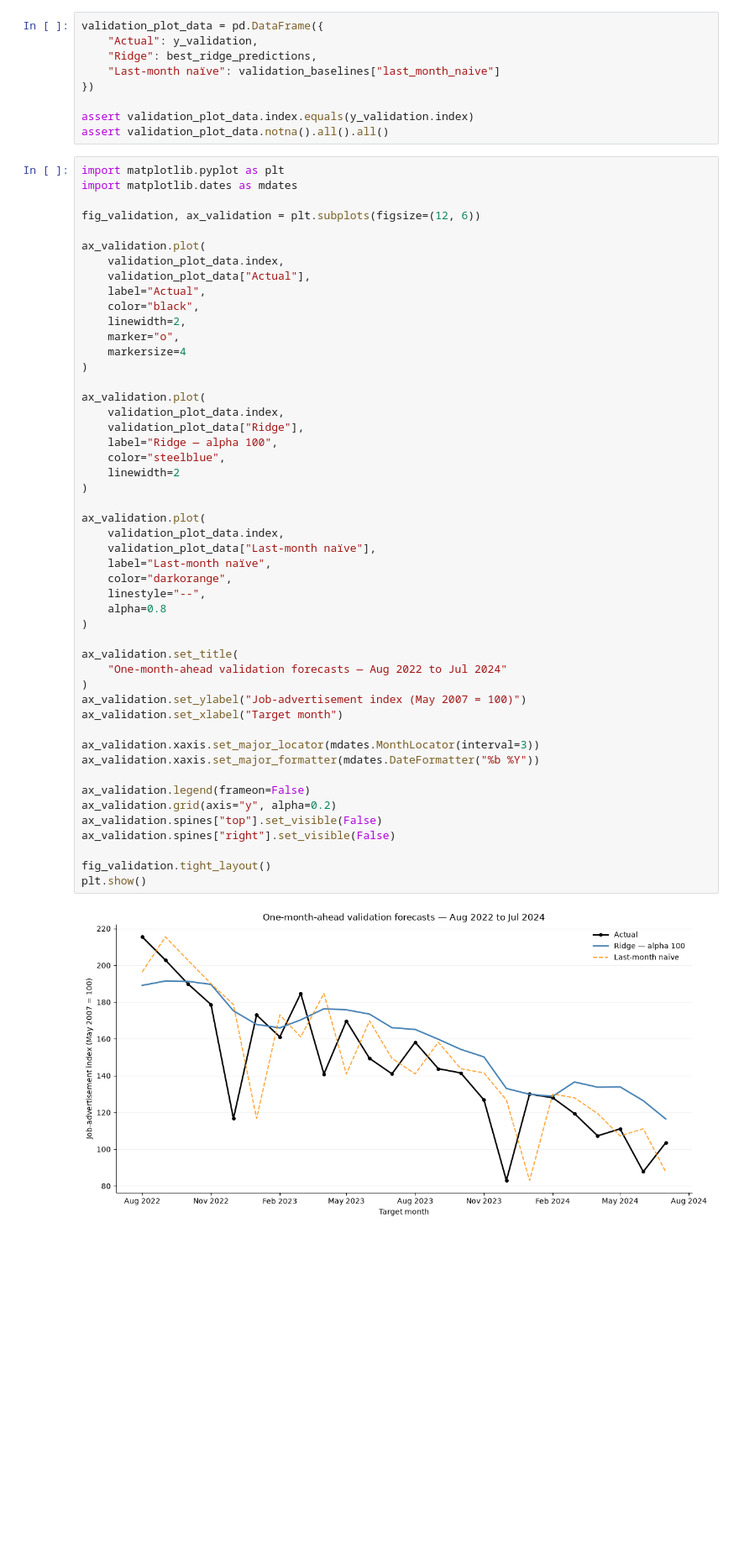
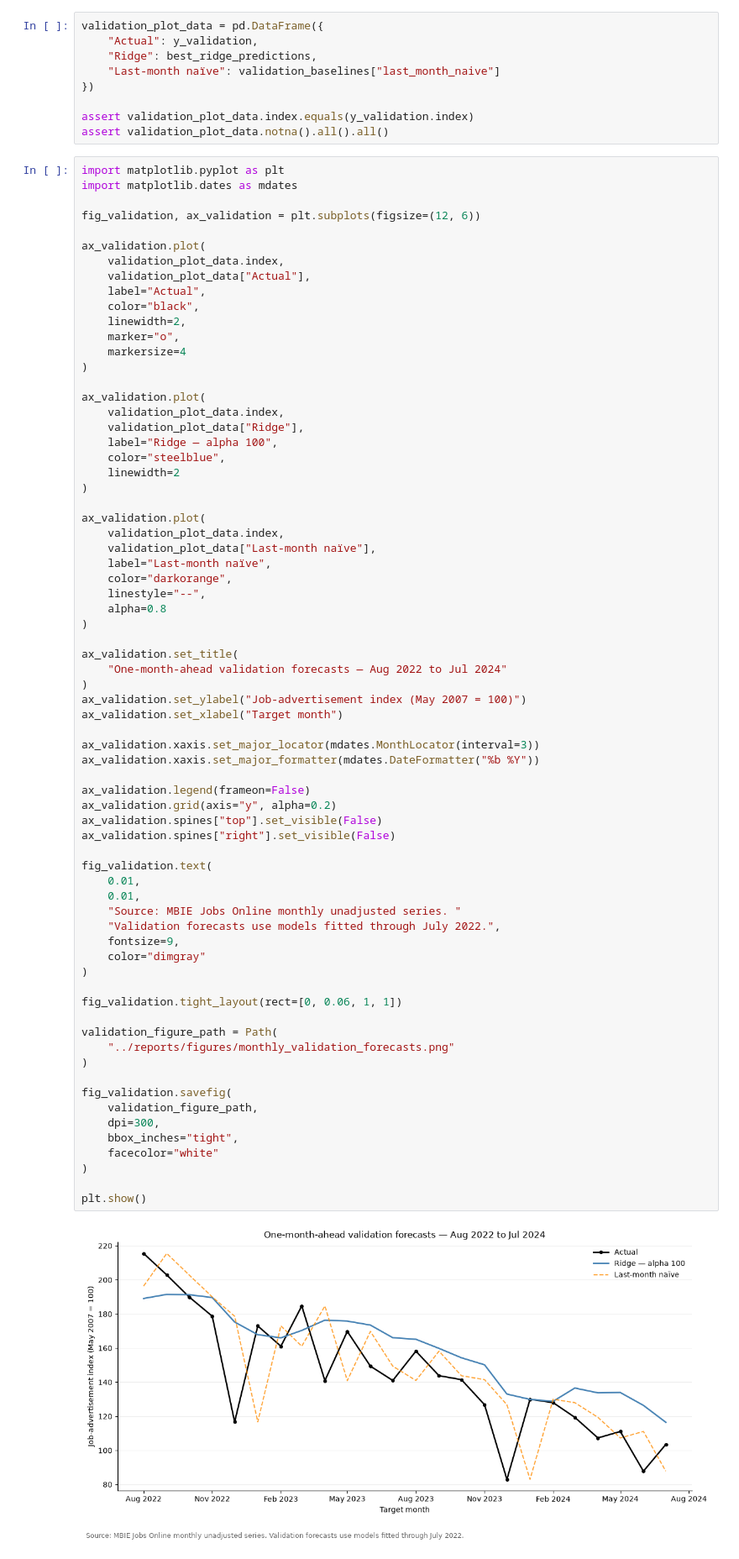
Before and after one commit to kamalpreetsinghh/nz-job-market-data-analysis, a Jupyter notebook: notebooks/06_monthly_forecasting.ipynb, the cells around one changed output. Shown at 84% size. Drawn from its saved outputs; the diff is of its cells as text; blank space fills up the shorter version.

```diff
--- a/notebooks/06_monthly_forecasting.ipynb
+++ b/notebooks/06_monthly_forecasting.ipynb
@@ -762,35 +762,56 @@ ax_validation.plot(
     label="Ridge — alpha 100",
     color="steelblue",
     linewidth=2
 )
 
 ax_validation.plot(
     validation_plot_data.index,
     validation_plot_data["Last-month naïve"],
     label="Last-month naïve",
     color="darkorange",
     linestyle="--",
     alpha=0.8
 )
 
 ax_validation.set_title(
     "One-month-ahead validation forecasts — Aug 2022 to Jul 2024"
 )
 ax_validation.set_ylabel("Job-advertisement index (May 2007 = 100)")
 ax_validation.set_xlabel("Target month")
 
 ax_validation.xaxis.set_major_locator(mdates.MonthLocator(interval=3))
 ax_validation.xaxis.set_major_formatter(mdates.DateFormatter("%b %Y"))
 
 ax_validation.legend(frameon=False)
 ax_validation.grid(axis="y", alpha=0.2)
 ax_validation.spines["top"].set_visible(False)
 ax_validation.spines["right"].set_visible(False)
 
-fig_validation.tight_layout()
+fig_validation.text(
+    0.01,
+    0.01,
+    "Source: MBIE Jobs Online monthly unadjusted series. "
+    "Validation forecasts use models fitted through July 2022.",
+    fontsize=9,
+    color="dimgray"
+)
+
+fig_validation.tight_layout(rect=[0, 0.06, 1, 1])
+
+validation_figure_path = Path(
+    "../reports/figures/monthly_validation_forecasts.png"
+)
+
+fig_validation.savefig(
+    validation_figure_path,
+    dpi=300,
+    bbox_inches="tight",
+    facecolor="white"
+)
+
 plt.show()
 # %% [output]
-[figure, old version]
+[figure, new version]
 # %%
 ridge_diagnostics = pd.DataFrame({
     "actual": y_validation,
```
Also changed, not shown: parts of 16 cells of this notebook, 2 other files.
